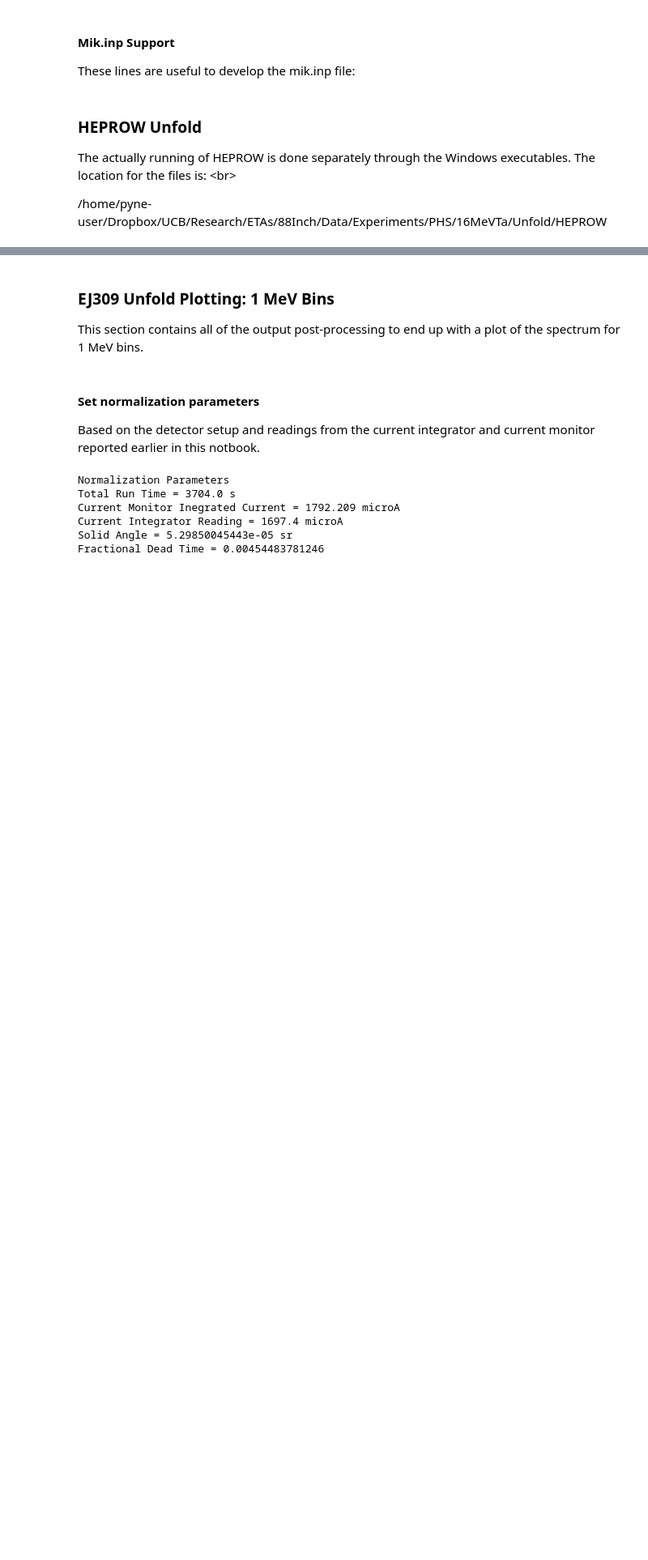
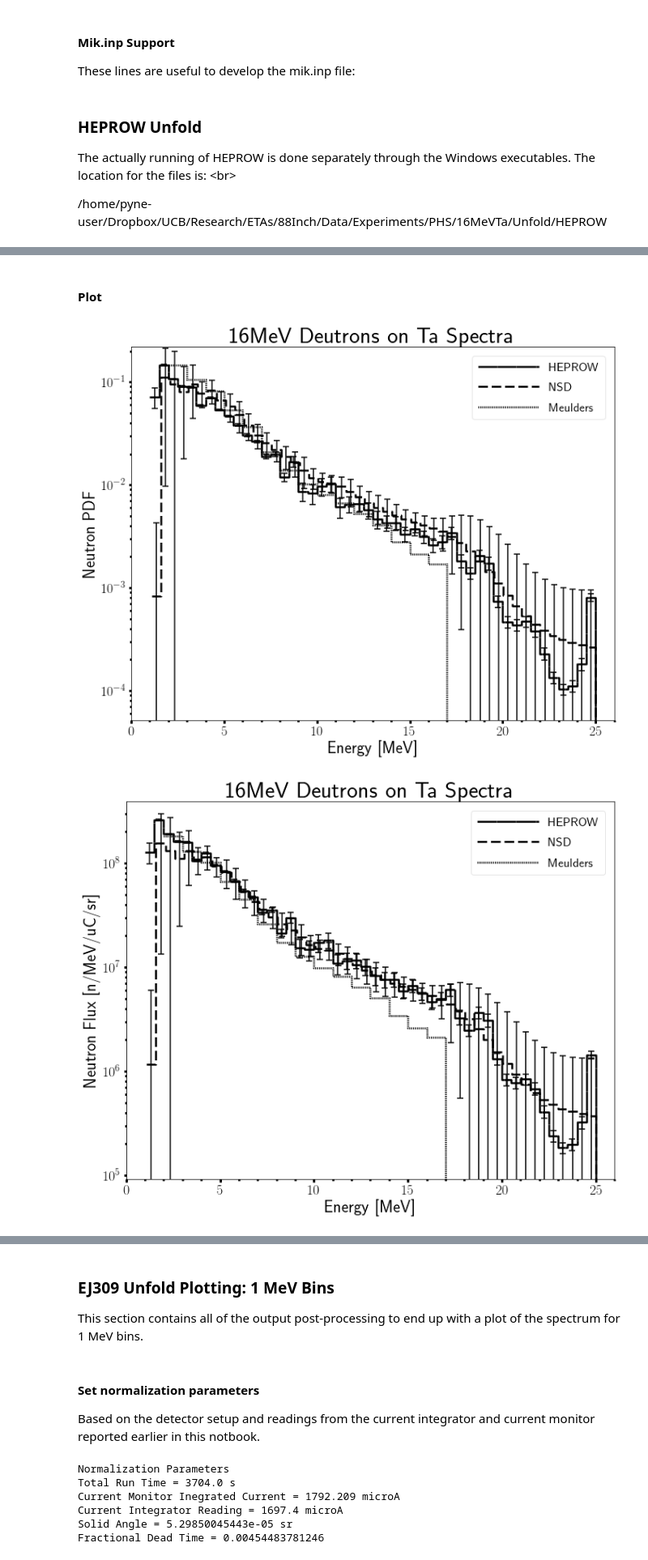
Before and after one commit to 2lambda123/88_Data, a Jupyter notebook: Experiments/PHS/16MeVTa/16MeVTa.ipynb, the cells around one changed output, grey strips where cells are left out. Shown at 81% size. Drawn from its saved outputs; the diff is of its cells as text; code cells hidden in the pictures; blank space fills up the shorter version.

```diff
--- a/Experiments/PHS/16MeVTa/16MeVTa.ipynb
+++ b/Experiments/PHS/16MeVTa/16MeVTa.ipynb
@@ -1100,0 +1315,20 @@ For 1 MeV Mik file:
+# %% [markdown]
+#### Plot
+# %%
+# Log
+heprowHisto.plot(nsdHisto, meuldersHisto, logY=True, title='16MeV Deutrons on Ta Spectra',
+                 xLabel='Energy [MeV]', yLabel='Neutron PDF')
+heprowNormHisto.plot(nsdNormHisto, meuldersNormHisto, logY=True, title='16MeV Deutrons on Ta Spectra',
+                 xLabel='Energy [MeV]', yLabel='Neutron Flux [n/MeV/uC/sr]')
+heprowCovErrorHisto.plot(heprowErrorHisto, nsdErrorHisto, logY=True,
+                         title='16MeV Deutrons on Ta Spectra Errors',
+                         xLabel='Energy [MeV]', yLabel='Relative Error')
+
+# Linear
+heprowHisto.plot(nsdHisto, meuldersHisto, title='16MeV Deutrons on Ta Spectra',
+                 xLabel='Energy [MeV]', yLabel='Neutron PDF')
+heprowNormHisto.plot(nsdNormHisto, meuldersNormHisto, title='16MeV Deutrons on Ta Spectra',
+                 xLabel='Energy [MeV]', yLabel='Neutron Flux [n/MeV/uC/sr]')
+# %% [output]
+[figure, added]
+[figure, added]
```
Also changed, not shown: parts of 18 cells of this notebook, 23 other files.
